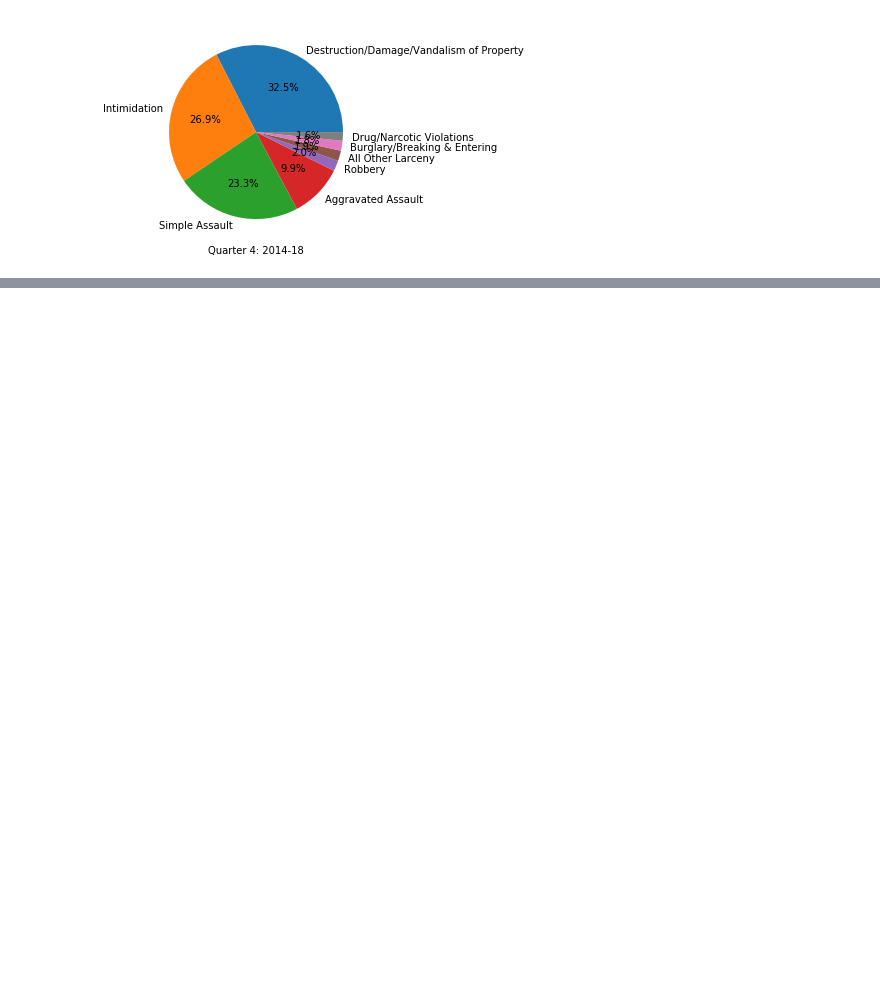
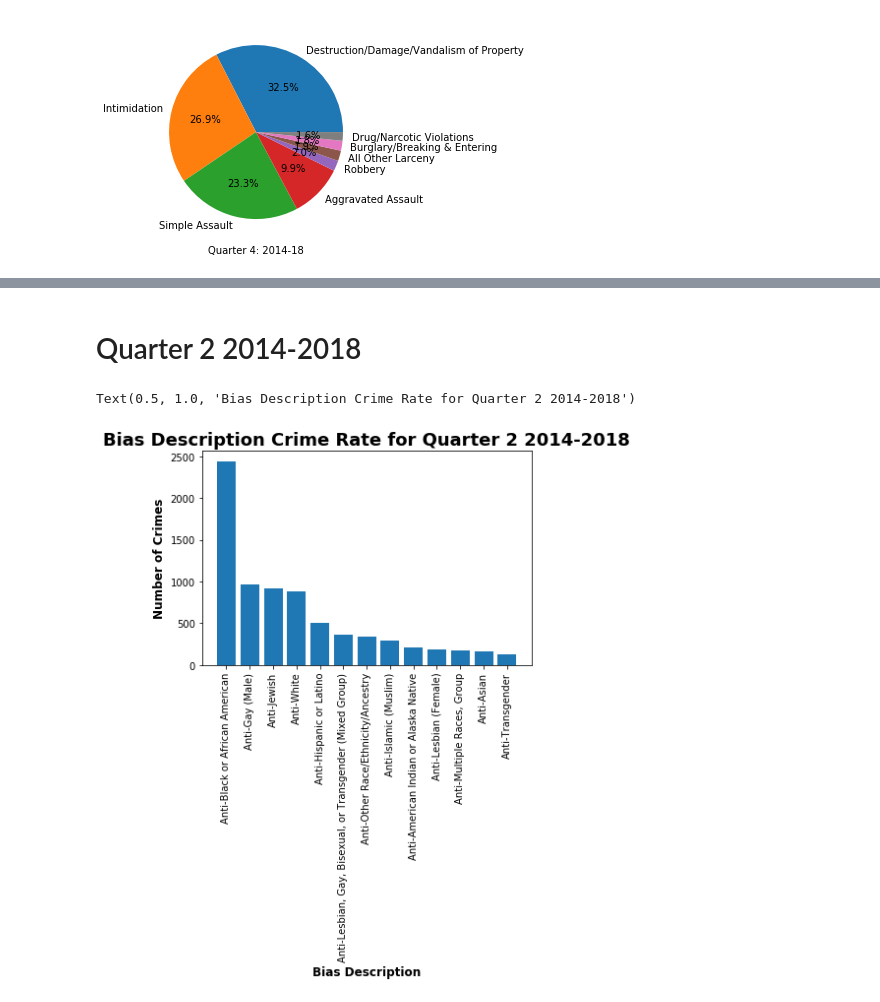
Before and after one commit to sjplaza/privateinvestigators, a Jupyter notebook: Crime.ipynb, the cells around one changed output, grey strips where cells are left out. Drawn from its saved outputs; the diff is of its cells as text; code cells hidden in the pictures; blank space fills up the shorter version.

```diff
--- a/Crime.ipynb
+++ b/Crime.ipynb
@@ -203,0 +240,4 @@ plt.show()
+# %%
+b= Q2["BIAS_DESC"].value_counts()
+b
+b= b.where(a>100).dropna(how="any").astype("int")
@@ -203,0 +249,11 @@ plt.show()
+# %% [markdown]
+# Quarter 2 2014-2018
+# %%
+plt.bar(b.index.values, b.values)
+plt.xticks(rotation = 90)
+plt.xlabel("Bias Description", fontsize = 12, fontweight="bold")
+plt.ylabel("Number of Crimes",fontsize = 12, fontweight="bold")
+plt.title("Bias Description Crime Rate for Quarter 2 2014-2018", fontsize = 18, fontweight = "bold")
+# %% [output]
+Text(0.5, 1.0, 'Bias Description Crime Rate for Quarter 2 2014-2018')
+[figure, added]
```
Also changed, not shown: parts of 36 cells of this notebook.
